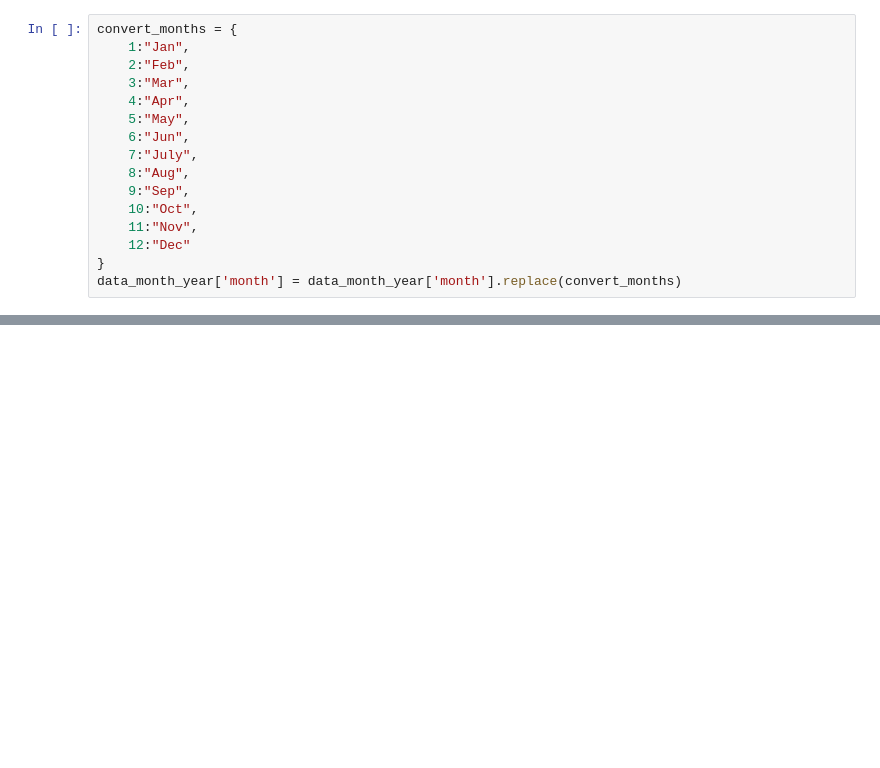
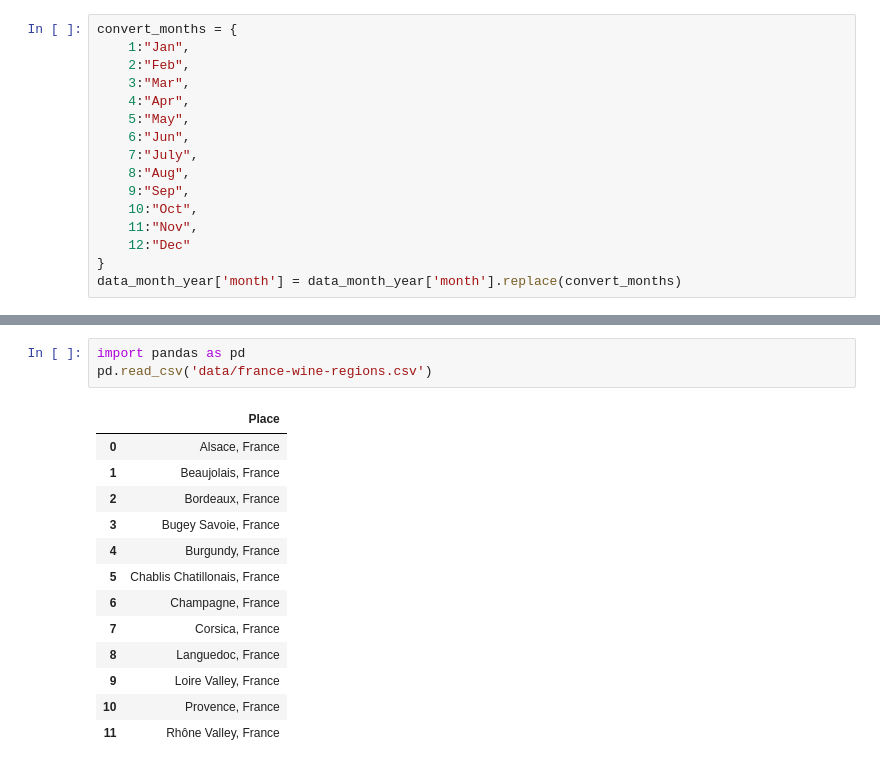
Before and after one commit to regraded0101/dragon-fever-night, a Jupyter notebook: main.ipynb, the cells around one changed output, grey strips where cells are left out. Saved outputs shown, nothing was run; the diff lists cells and outputs as text; blank space fills up the shorter version.

```diff
--- a/main.ipynb
+++ b/main.ipynb
@@ -83,0 +195,17 @@ fig.update_layout(
+# %%
+import pandas as pd
+pd.read_csv('data/france-wine-regions.csv')
+# %% [output]
+|  | Place |
+| 0 | Alsace, France |
+| 1 | Beaujolais, France |
+| 2 | Bordeaux, France |
+| 3 | Bugey Savoie, France |
+| 4 | Burgundy, France |
+| 5 | Chablis Chatillonais, France |
+| 6 | Champagne, France |
+| 7 | Corsica, France |
+| 8 | Languedoc, France |
+| 9 | Loire Valley, France |
+| 10 | Provence, France |
+| 11 | Rhône Valley, France |
```
Also changed, not shown: parts of 10 cells of this notebook, 4 other files.
